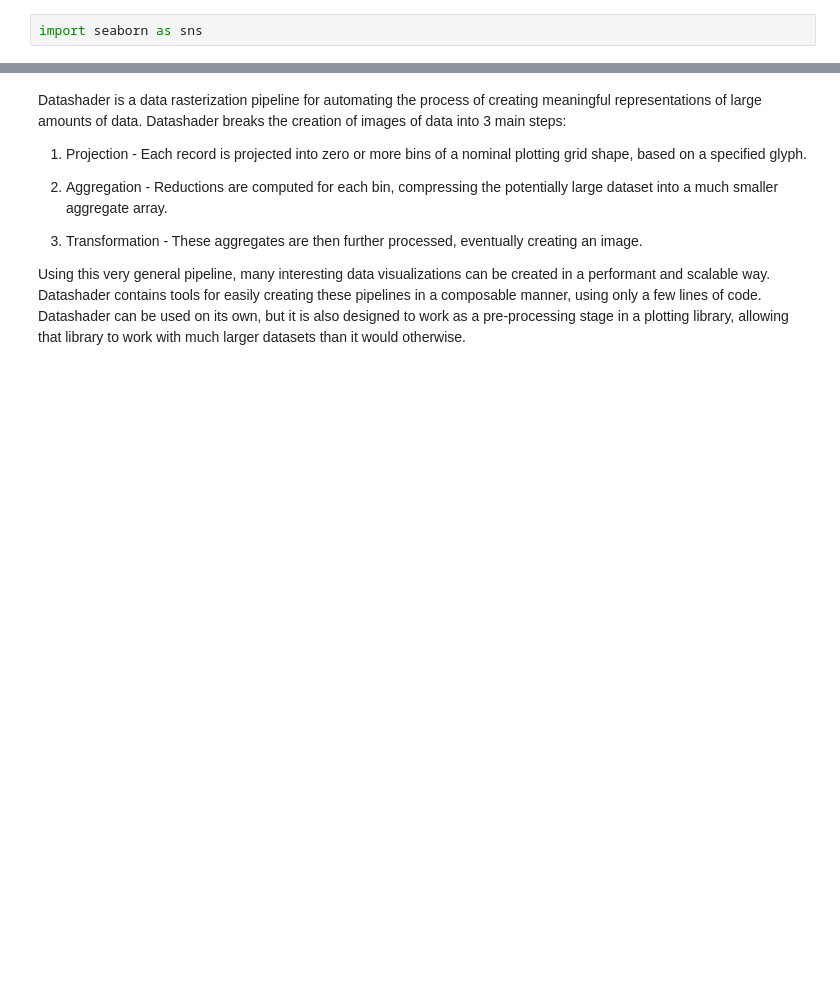
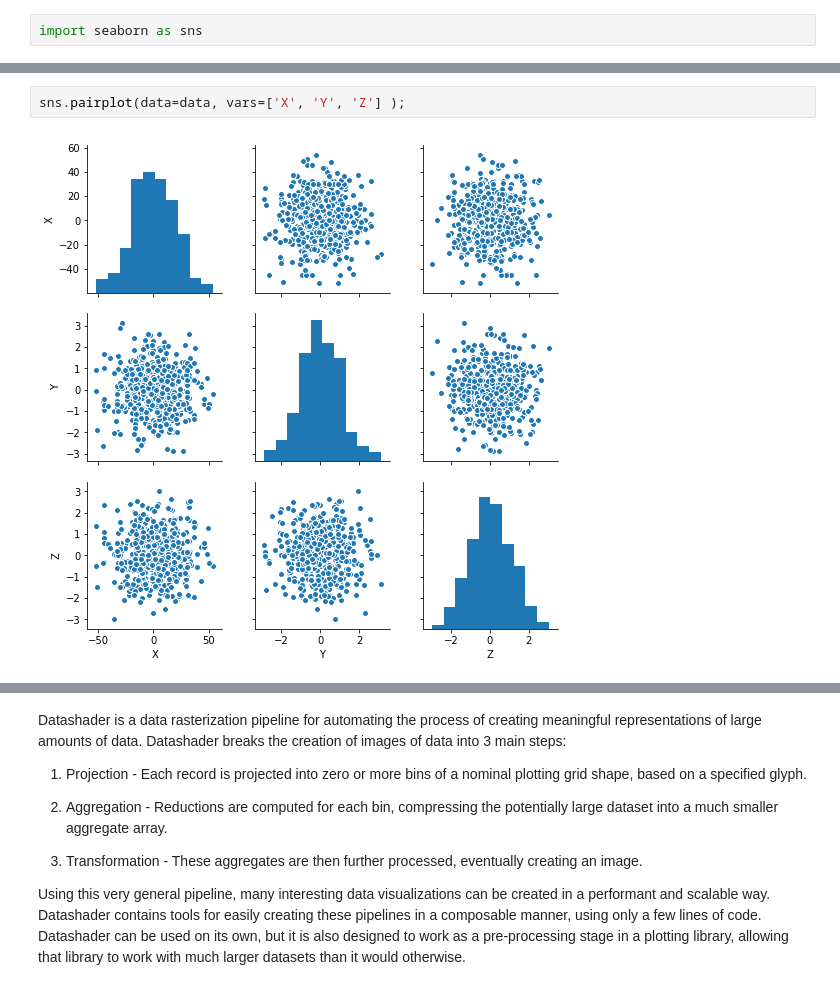
Before and after one commit to alTeska/data_visualization_talk, a Jupyter notebook: data_talk.ipynb, the cells around one changed output, grey strips where cells are left out. Drawn from its saved outputs; the diff is of its cells as text; blank space fills up the shorter version.

```diff
--- a/data_talk.ipynb
+++ b/data_talk.ipynb
@@ -87,0 +138,4 @@ Some of the features that seaborn offers are
+# %%
+sns.pairplot(data=data, vars=['X', 'Y', 'Z'] );
+# %% [output]
+[figure, added]
```
Also changed, not shown: parts of 72 cells of this notebook, 5 other files.
